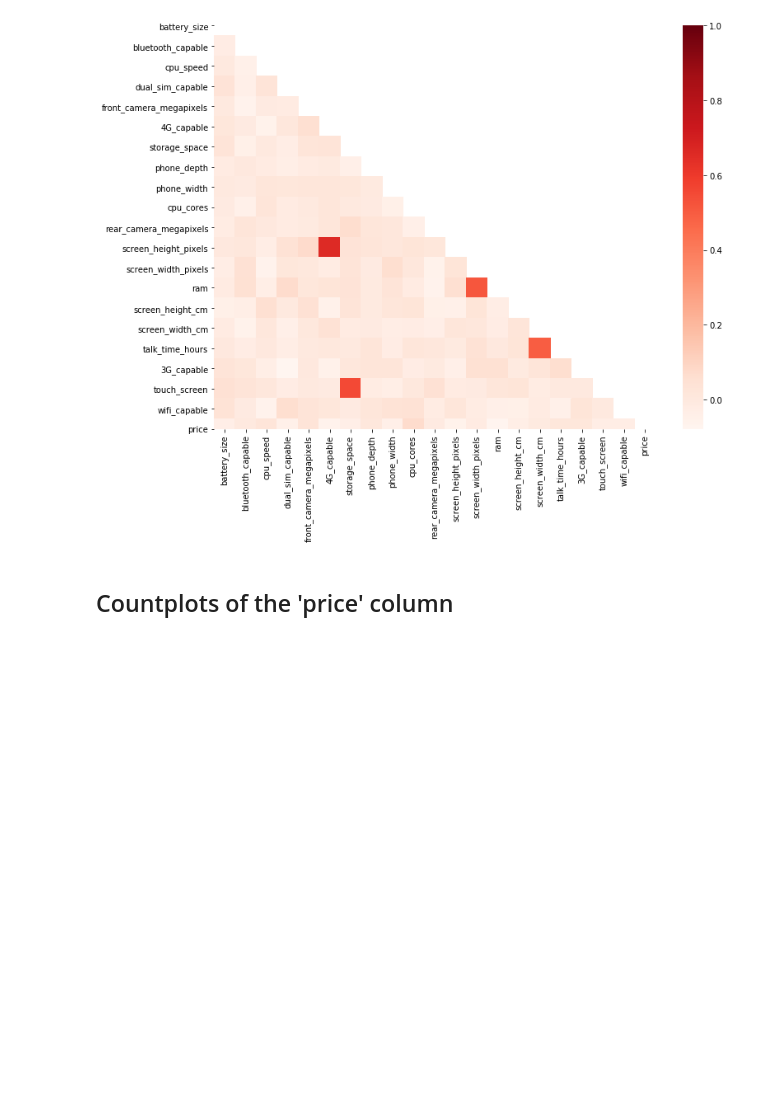
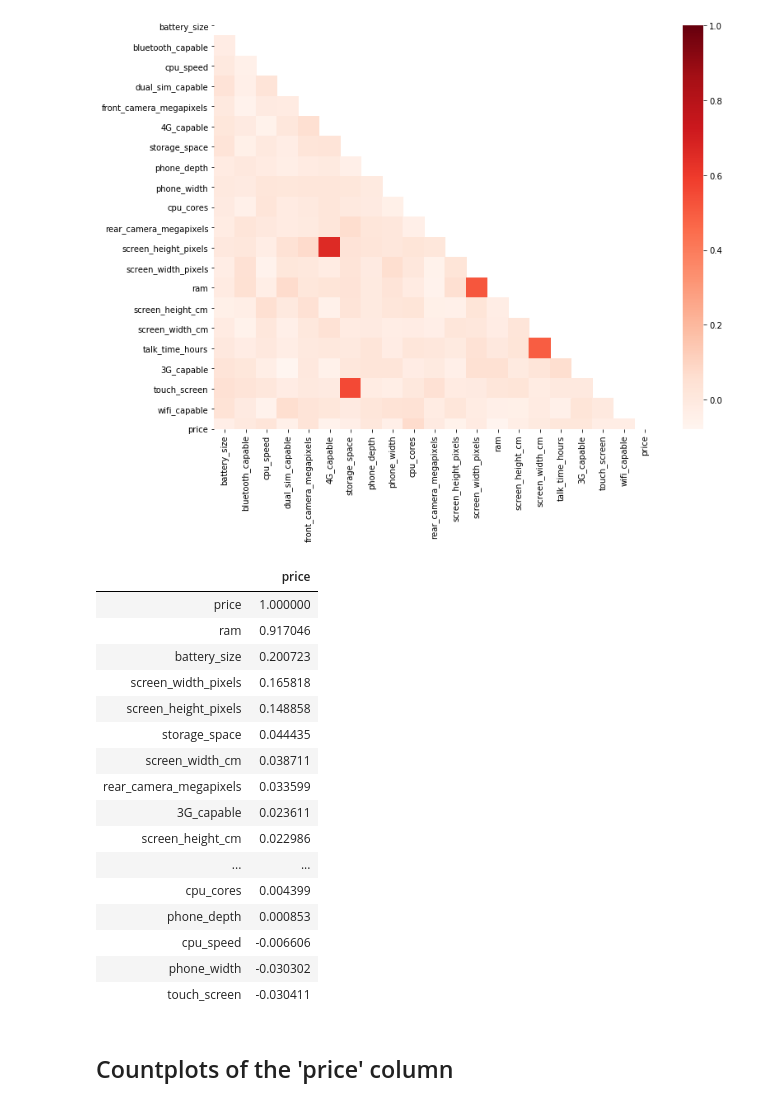
Before and after one commit to calvintirrell/smartphone_price_classification, a Jupyter notebook: jupyter notebooks/smartphone_pricing.ipynb, the cells around one changed output. Saved outputs shown, nothing was run; the diff lists cells and outputs as text; code cells hidden in the pictures; blank space fills up the shorter version.

```diff
--- a/jupyter notebooks/smartphone_pricing.ipynb
+++ b/jupyter notebooks/smartphone_pricing.ipynb
@@ -216,6 +266,29 @@ print(heatmap_two)
 # %% [output]
 AxesSubplot(0.125,0.125;0.62x0.755)
 [figure]
+# %%
+corr = train_data.corr()
+
+important_feature = corr['price'].sort_values(ascending=False).to_frame()
+important_feature
+# %% [output]
+|  | price |
+| price | 1.000000 |
+| ram | 0.917046 |
+| battery_size | 0.200723 |
+| screen_width_pixels | 0.165818 |
+| screen_height_pixels | 0.148858 |
+| storage_space | 0.044435 |
+| screen_width_cm | 0.038711 |
+| rear_camera_megapixels | 0.033599 |
+| 3G_capable | 0.023611 |
+| screen_height_cm | 0.022986 |
+| ... | ... |
+| cpu_cores | 0.004399 |
+| phone_depth | 0.000853 |
+| cpu_speed | -0.006606 |
+| phone_width | -0.030302 |
+| touch_screen | -0.030411 |
 # %% [markdown]
 ## Countplots of the 'price' column
 # %%
```
Also changed, not shown: parts of 4 cells of this notebook.
